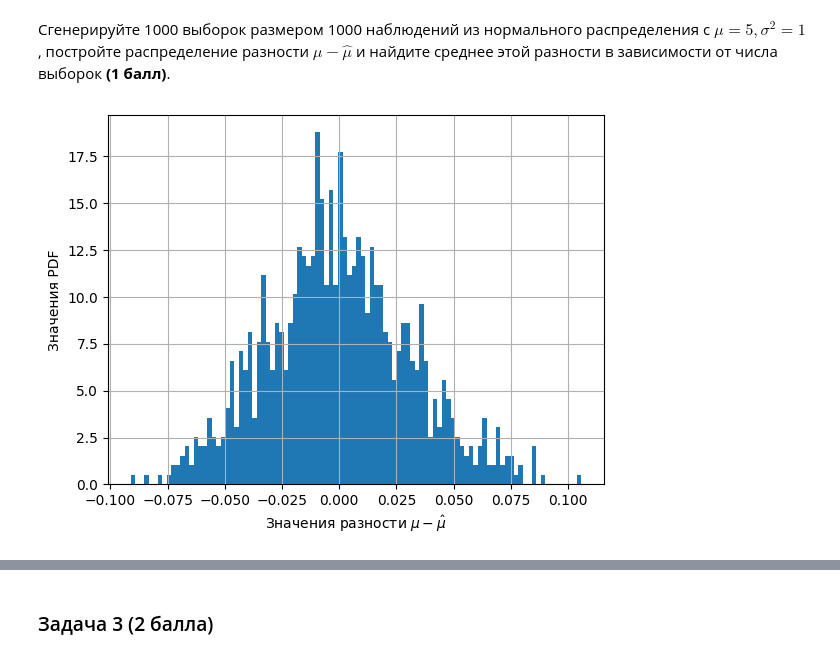
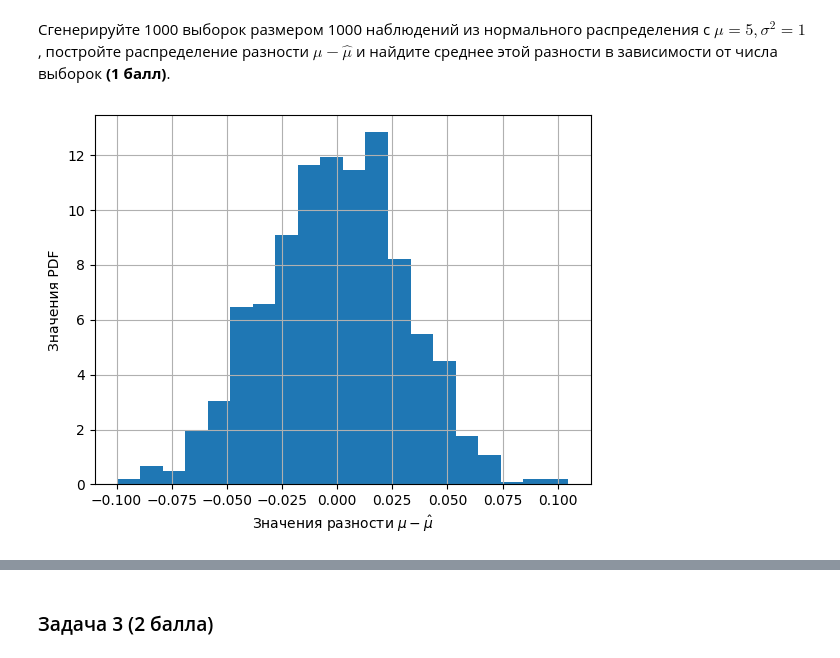
Before and after one commit to OVvvERLORD/tbank_risk_intensive, a Jupyter notebook: tbank_risk_hw1_bartia.ipynb, the cells around one changed output, grey strips where cells are left out. Drawn from its saved outputs; the diff is of its cells as text; code cells hidden in the pictures.

```diff
--- a/tbank_risk_hw1_bartia.ipynb
+++ b/tbank_risk_hw1_bartia.ipynb
@@ -123,14 +123,14 @@ sample_arr = np.array(sample_arr)
 # %%
 sample_arr = mu - sample_arr.mean(axis=1)
 
-plt.hist(sample_arr, bins = 100, density=True)
+plt.hist(sample_arr, bins = 20, density=True)
 plt.ylabel("Значения PDF")
 plt.xlabel("Значения разности $\mu - \hat \mu$")
 plt.grid()
 plt.show()
 plt.show()
 # %% [output]
-[figure, old version]
+[figure, new version]
 # %%
 mps_arr = []
 for i in tqdm(range(1, len(sample_arr) + 1)):
```
Also changed, not shown: parts of 6 cells of this notebook.
